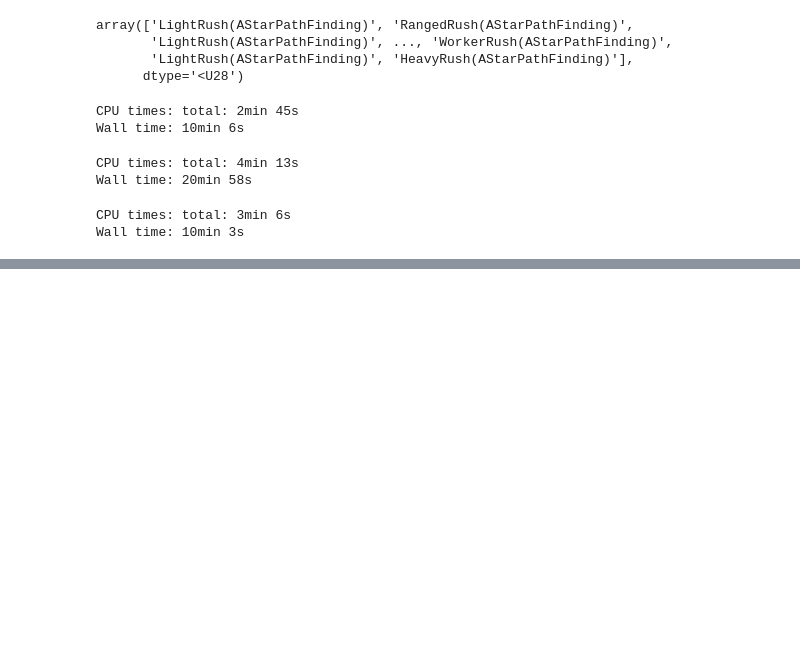
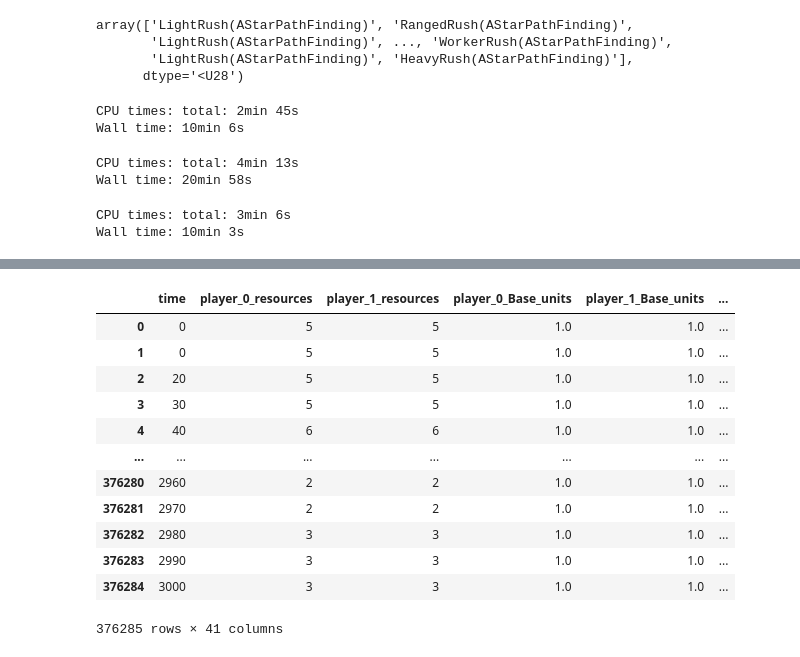
Before and after one commit to tadhg-io/opponent_classification, a Jupyter notebook: Classifying_Models.ipynb, the cells around one changed output, grey strips where cells are left out. Saved outputs shown, nothing was run; the diff lists cells and outputs as text; code cells hidden in the pictures; blank space fills up the shorter version.

```diff
--- a/Classifying_Models.ipynb
+++ b/Classifying_Models.ipynb
@@ -31,7 +31,7 @@ def extract_and_parse_xml(zip_path, file_name):
 def find_row(filepath, content):
     with open(filepath, 'r') as file:
         for i, line in enumerate(file):
-            if header_content in line:
+            if content in line:
                 return i
 
 # define the header content globally, it is standard for all tournaments
@@ -557,0 +387,4 @@ WorkerDefense(AStarPathFinding)       0.96      0.96      0.96      1263
+# %%
+%%time
+# load tournament info
+tournament_10 = TournamentAnalysis("tournament_10")
@@ -557,0 +410,3 @@ WorkerDefense(AStarPathFinding)       0.96      0.96      0.96      1263
+# %%
+%%time
+tournament_10.train()
@@ -557,0 +479,16 @@ WorkerDefense(AStarPathFinding)       0.96      0.96      0.96      1263
+# %%
+tournament_10.traces
+# %% [output]
+|  | time | player_0_resources | player_1_resources | player_0_Base_units | player_1_Base_units | ... |
+| 0 | 0 | 5 | 5 | 1.0 | 1.0 | ... |
+| 1 | 0 | 5 | 5 | 1.0 | 1.0 | ... |
+| 2 | 20 | 5 | 5 | 1.0 | 1.0 | ... |
+| 3 | 30 | 5 | 5 | 1.0 | 1.0 | ... |
+| 4 | 40 | 6 | 6 | 1.0 | 1.0 | ... |
+| ... | ... | ... | ... | ... | ... | ... |
+| 376280 | 2960 | 2 | 2 | 1.0 | 1.0 | ... |
+| 376281 | 2970 | 2 | 2 | 1.0 | 1.0 | ... |
+| 376282 | 2980 | 3 | 3 | 1.0 | 1.0 | ... |
+| 376283 | 2990 | 3 | 3 | 1.0 | 1.0 | ... |
+| 376284 | 3000 | 3 | 3 | 1.0 | 1.0 | ... |
+376285 rows × 41 columns
```
Also changed, not shown: parts of 36 cells of this notebook.
